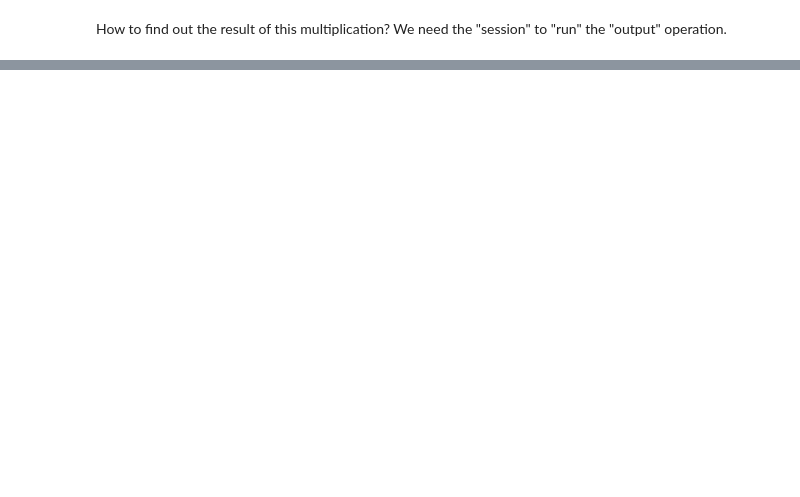
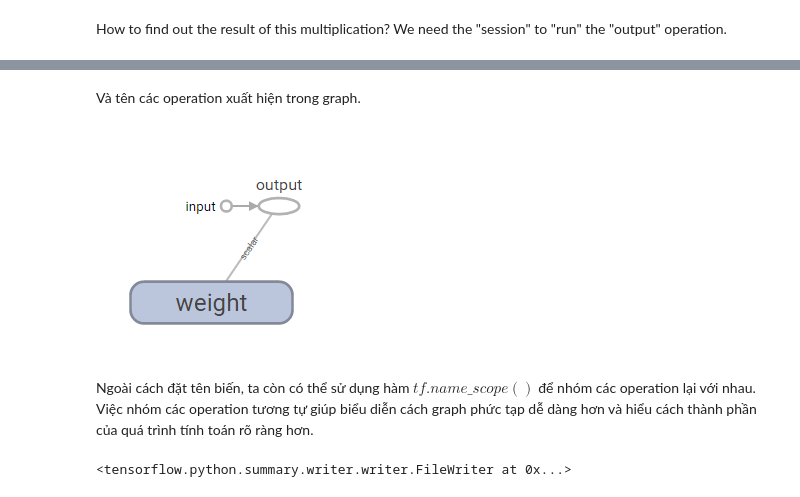
Before and after one commit to chauvm/tensorflow_tutorials, a Jupyter notebook: tutorials/tensorflow/Lab 2 - Tutorial 1 - Overview.ipynb, the cells around one changed output, grey strips where cells are left out. Drawn from its saved outputs; the diff is of its cells as text; code cells hidden in the pictures; blank space fills up the shorter version.

```diff
--- a/tutorials/tensorflow/Lab 2 - Tutorial 1 - Overview.ipynb
+++ b/tutorials/tensorflow/Lab 2 - Tutorial 1 - Overview.ipynb
@@ -219,0 +226,8 @@ We see the operation names in the graph.
+# %% [markdown]
+Và tên các operation xuất hiện trong graph.
+# %%
+Image(filename='../../images/Lab2/named_vars.png')
+# %% [output]
+[figure, added]
+# %% [markdown]
+Ngoài cách đặt tên biến, ta còn có thể sử dụng hàm $tf.name\_scope()$ để nhóm các operation lại với nhau. Việc nhóm các operation tương tự giúp biểu diễn cách graph phức tạp dễ dàng hơn và hiểu cách thành phần của quá trình tính toán rõ ràng hơn.
@@ -219,0 +239,4 @@ We see the operation names in the graph.
+# %%
+tf.summary.FileWriter("Lab2_Tutorial1", sess.graph)
+# %% [output]
+<tensorflow.python.summary.writer.writer.FileWriter at 0x...>
```
Also changed, not shown: parts of 44 cells of this notebook, 3 other files.
